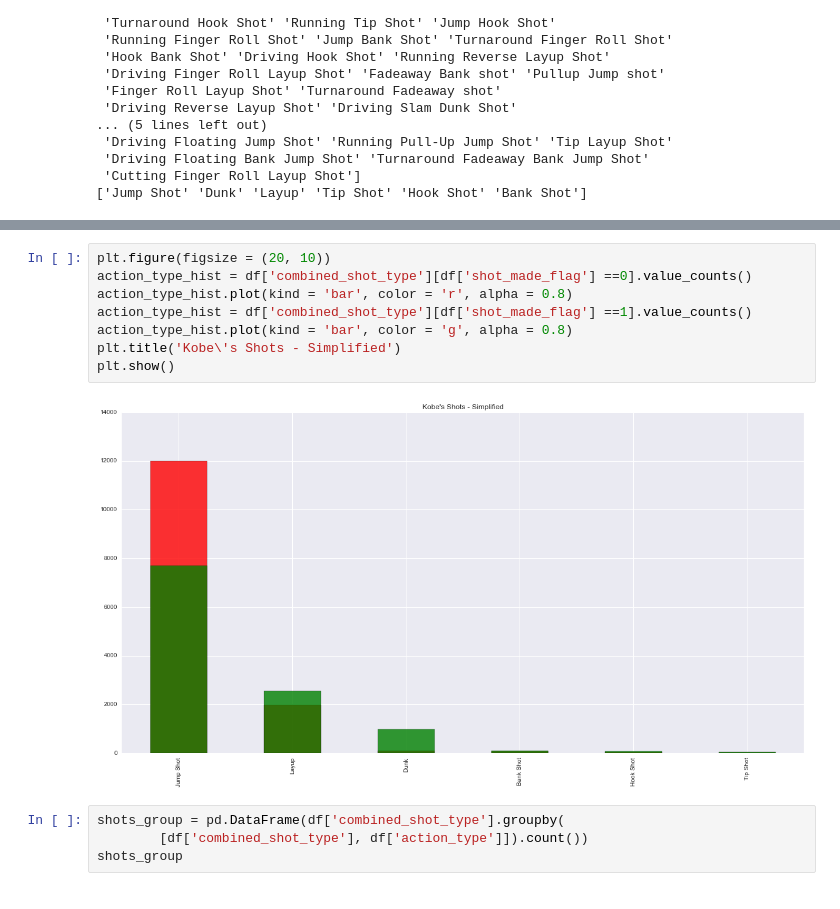
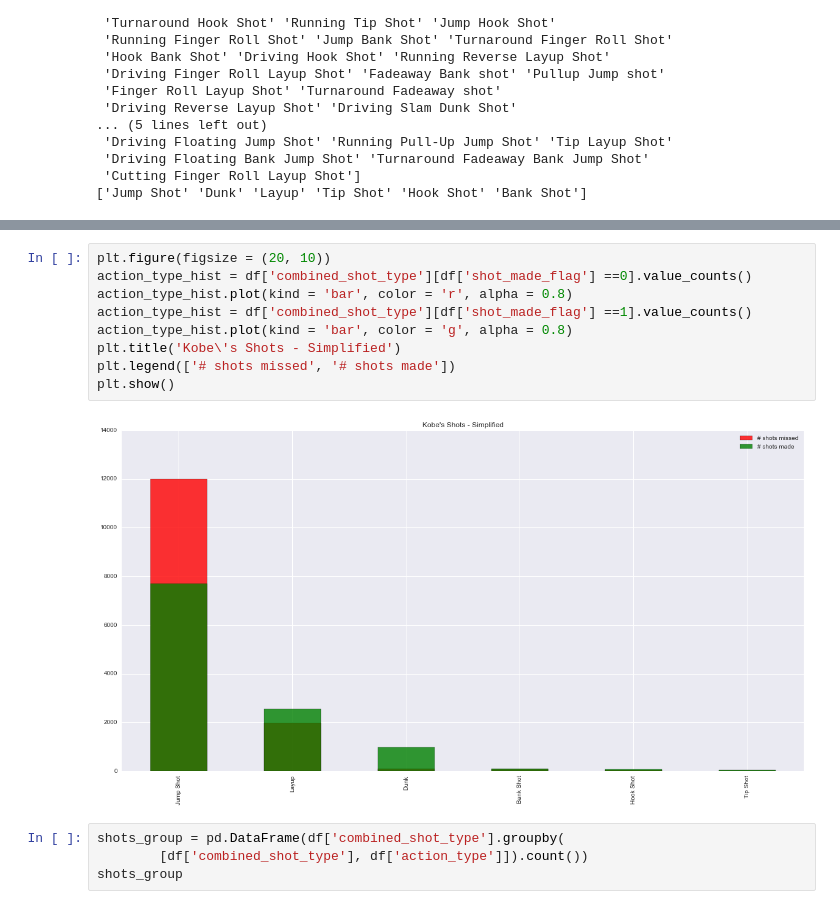
Before and after one commit to michaelwang1994/Main, a Jupyter notebook: Kaggle/Kobe/Kobe20160720.ipynb, the cells around one changed output, grey strips where cells are left out. Saved outputs shown, nothing was run; the diff lists cells and outputs as text.

```diff
--- a/Kaggle/Kobe/Kobe20160720.ipynb
+++ b/Kaggle/Kobe/Kobe20160720.ipynb
@@ -71,13 +80,14 @@ plt.show()
 # %%
 plt.figure(figsize = (20, 10))
 action_type_hist = df['combined_shot_type'][df['shot_made_flag'] ==0].value_counts()
 action_type_hist.plot(kind = 'bar', color = 'r', alpha = 0.8)
 action_type_hist = df['combined_shot_type'][df['shot_made_flag'] ==1].value_counts()
 action_type_hist.plot(kind = 'bar', color = 'g', alpha = 0.8)
 plt.title('Kobe\'s Shots - Simplified')
+plt.legend(['# shots missed', '# shots made'])
 plt.show()
 # %% [output]
-[figure, old version]
+[figure, new version]
 # %%
 shots_group = pd.DataFrame(df['combined_shot_type'].groupby(
         [df['combined_shot_type'], df['action_type']]).count())
```
Also changed, not shown: parts of 15 cells of this notebook, 1 other file.
